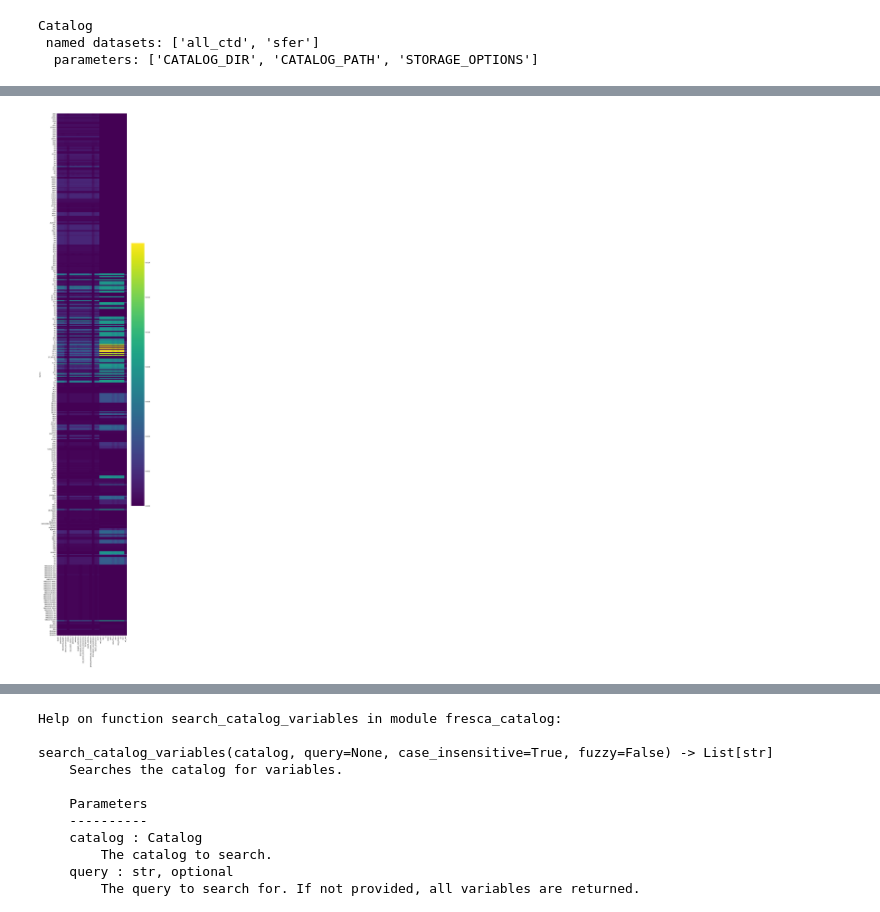
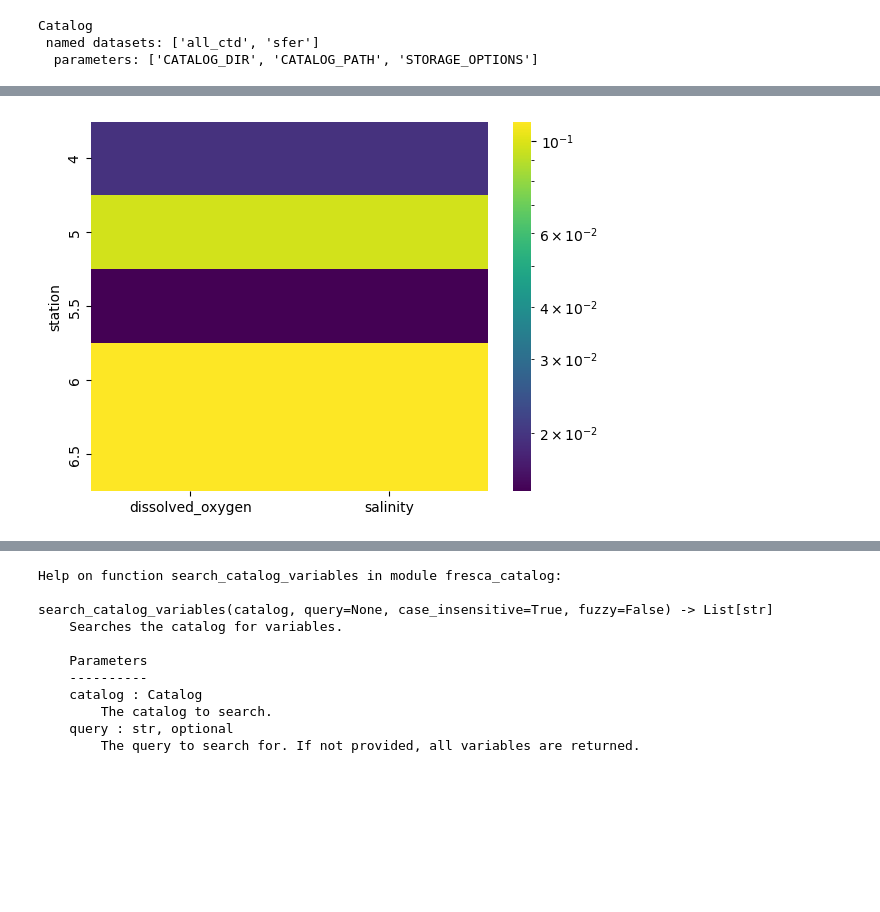
Before and after one commit to axiom-data-science/fresca-catalog, a Jupyter notebook: example.ipynb, the cells around one changed output, grey strips where cells are left out. Saved outputs shown, nothing was run; the diff lists cells and outputs as text; code cells hidden in the pictures; blank space fills up the shorter version.

Commit message:
Finalize plots

```diff
--- a/example.ipynb
+++ b/example.ipynb
@@ -16,3 +22,10 @@ catalog
 Catalog
  named datasets: ['all_ctd', 'sfer']
   parameters: ['CATALOG_DIR', 'CATALOG_PATH', 'STORAGE_OPTIONS']
+# %%
+filtered_catalog = filter_catalog(
+    catalog,
+    variables=['sal', 'salinity', 'o2_ctd', 'dissolved_oxygen'],
+    time_range=('2000-01-01T00:00:00Z', '2010-12-31T00:00:00Z')
+)
+filtered_catalog
@@ -27,4 +44,4 @@ plot_ts(catalog, ['57.1', '57.2', '57.3'], time_bin='M')
 # %%
-plot_grid(catalog)
+plot_grid(filtered_catalog, stations=['4', '5', '5.5', '6', '6.5'], time_bin='ME', log=True)
 # %% [output]
-[figure, old version]
+[figure, new version]
```
Also changed, not shown: parts of 6 cells of this notebook, 1 other file.
